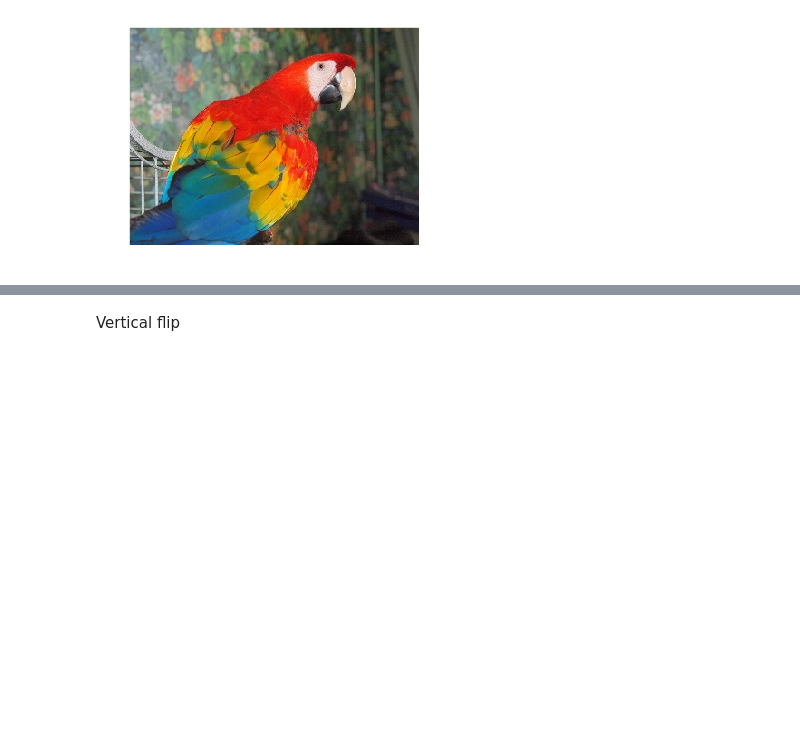
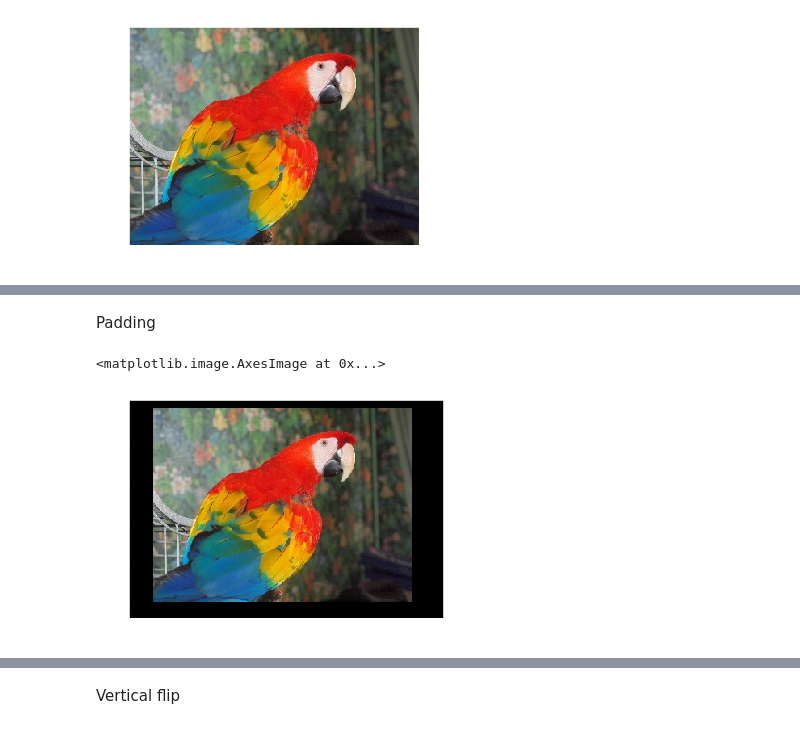
Before and after one commit to gorodion/pycv, a Jupyter notebook: demo.ipynb, the cells around one changed output, grey strips where cells are left out. Drawn from its saved outputs; the diff is of its cells as text; code cells hidden in the pictures; blank space fills up the shorter version.

```diff
--- a/demo.ipynb
+++ b/demo.ipynb
@@ -154,0 +165,8 @@ plt.imshow(img)
+# %% [markdown]
+Padding
+# %%
+padded = cv3.pad(img, 10, 20.5, 30, 40)
+plt.imshow(padded)
+# %% [output]
+<matplotlib.image.AxesImage at 0x...>
+[figure, added]
```
Also changed, not shown: parts of 33 cells of this notebook, 8 other files.
